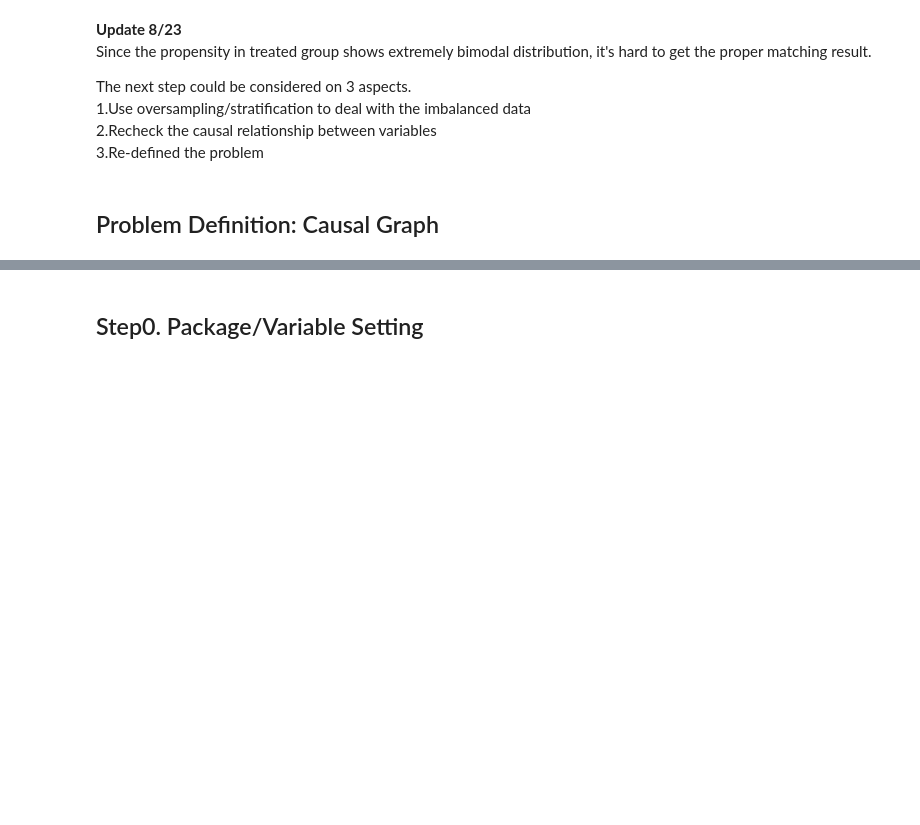
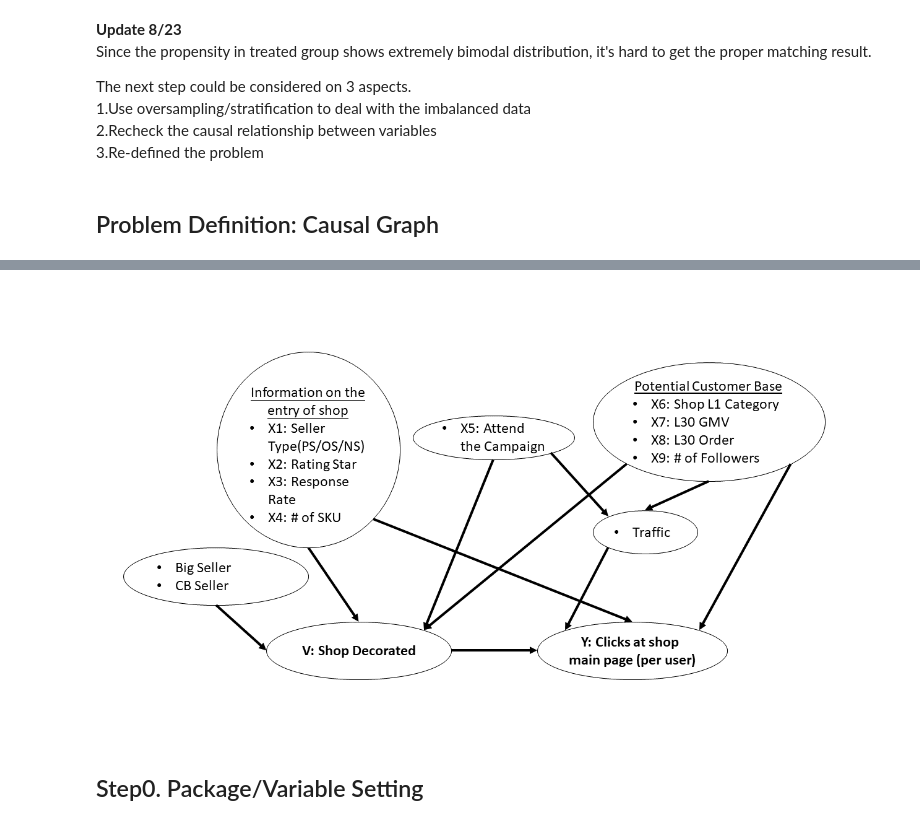
Before and after one commit to crystalowl/psm_framework, a Jupyter notebook: Use Case - Shop Decoration.ipynb, the cells around one changed output, grey strips where cells are left out. Drawn from its saved outputs; the diff is of its cells as text; code cells hidden in the pictures; blank space fills up the shorter version.

```diff
--- a/Use Case - Shop Decoration.ipynb
+++ b/Use Case - Shop Decoration.ipynb
@@ -13,3 +11,8 @@ The next step could be considered on 3 aspects. <br/>
+# %%
+from IPython.display import Image, display
+display(Image(filename="graph/causalGraph_v0823.png"))
+# %% [output]
+[figure, added]
 # %% [markdown]
 ## Step0. Package/Variable Setting
 # %%
```
Also changed, not shown: parts of 1 cell of this notebook.
